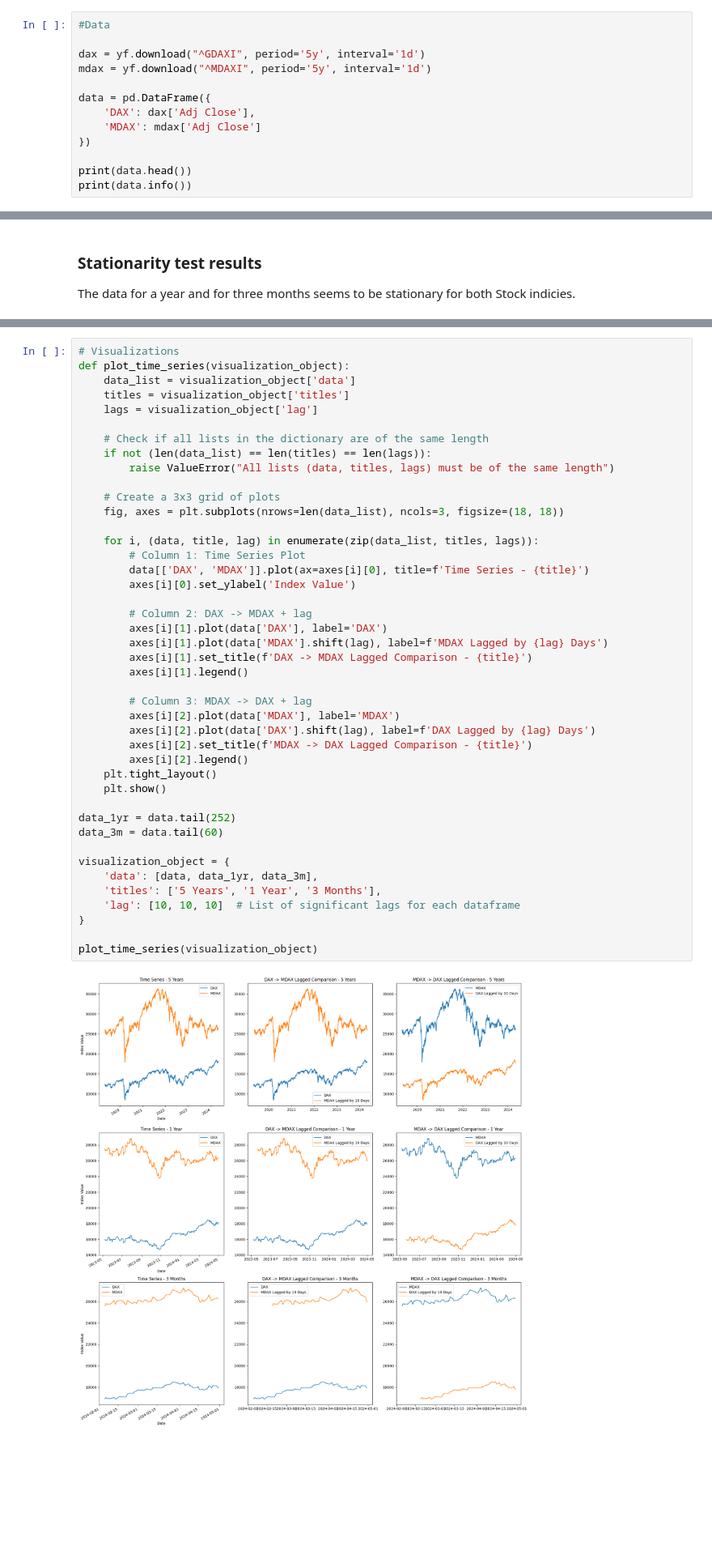
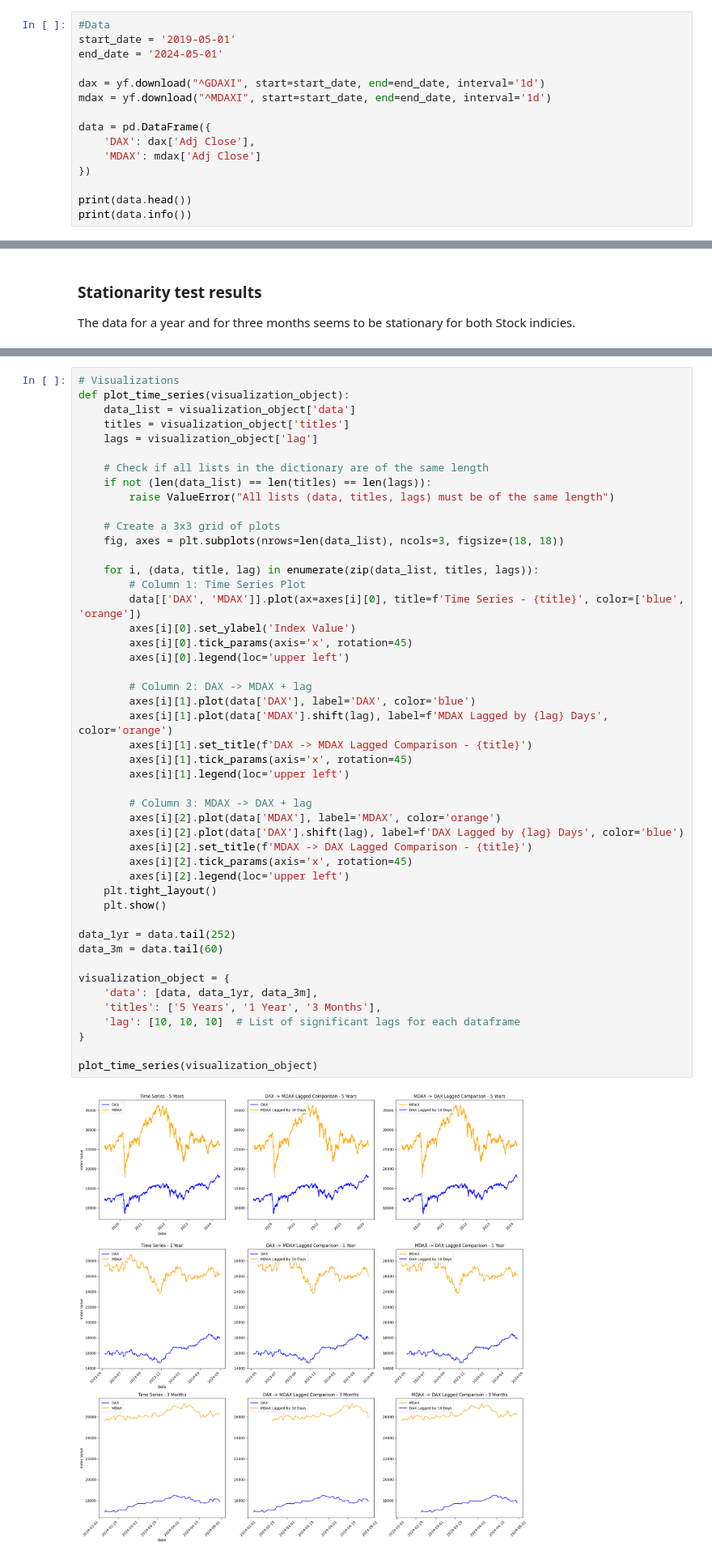
Before and after one commit to MaxiStahl1992/advanced-workbook-code, a Jupyter notebook: task2_full.ipynb, the cells around one changed output, grey strips where cells are left out. Shown at 81% size. Saved outputs shown, nothing was run; the diff lists cells and outputs as text; blank space fills up the shorter version.

```diff
--- a/task2_full.ipynb
+++ b/task2_full.ipynb
@@ -42,8 +43,10 @@ from statsmodels.tsa.stattools import grangercausalitytests, adfuller
 # %%
 #Data
+start_date = '2019-05-01'
+end_date = '2024-05-01'
 
-dax = yf.download("^GDAXI", period='5y', interval='1d')
-mdax = yf.download("^MDAXI", period='5y', interval='1d')
+dax = yf.download("^GDAXI", start=start_date, end=end_date, interval='1d')
+mdax = yf.download("^MDAXI", start=start_date, end=end_date, interval='1d')
 
 data = pd.DataFrame({
     'DAX': dax['Adj Close'],
@@ -367,41 +366,45 @@ def plot_time_series(visualization_object):
     # Check if all lists in the dictionary are of the same length
     if not (len(data_list) == len(titles) == len(lags)):
         raise ValueError("All lists (data, titles, lags) must be of the same length")
 
     # Create a 3x3 grid of plots
     fig, axes = plt.subplots(nrows=len(data_list), ncols=3, figsize=(18, 18))
 
     for i, (data, title, lag) in enumerate(zip(data_list, titles, lags)):
         # Column 1: Time Series Plot
-        data[['DAX', 'MDAX']].plot(ax=axes[i][0], title=f'Time Series - {title}')
+        data[['DAX', 'MDAX']].plot(ax=axes[i][0], title=f'Time Series - {title}', color=['blue', 'orange'])
         axes[i][0].set_ylabel('Index Value')
+        axes[i][0].tick_params(axis='x', rotation=45)
+        axes[i][0].legend(loc='upper left')
 
         # Column 2: DAX -> MDAX + lag
-        axes[i][1].plot(data['DAX'], label='DAX')
-        axes[i][1].plot(data['MDAX'].shift(lag), label=f'MDAX Lagged by {lag} Days')
+        axes[i][1].plot(data['DAX'], label='DAX', color='blue')
+        axes[i][1].plot(data['MDAX'].shift(lag), label=f'MDAX Lagged by {lag} Days', color='orange')
         axes[i][1].set_title(f'DAX -> MDAX Lagged Comparison - {title}')
-        axes[i][1].legend()
+        axes[i][1].tick_params(axis='x', rotation=45)
+        axes[i][1].legend(loc='upper left')
 
         # Column 3: MDAX -> DAX + lag
-        axes[i][2].plot(data['MDAX'], label='MDAX')
-        axes[i][2].plot(data['DAX'].shift(lag), label=f'DAX Lagged by {lag} Days')
+        axes[i][2].plot(data['MDAX'], label='MDAX', color='orange')
+        axes[i][2].plot(data['DAX'].shift(lag), label=f'DAX Lagged by {lag} Days', color='blue')
         axes[i][2].set_title(f'MDAX -> DAX Lagged Comparison - {title}')
-        axes[i][2].legend()
+        axes[i][2].tick_params(axis='x', rotation=45)
+        axes[i][2].legend(loc='upper left')
     plt.tight_layout()
     plt.show()
 
 data_1yr = data.tail(252)
 data_3m = data.tail(60)
 
 visualization_object = {
     'data': [data, data_1yr, data_3m],
     'titles': ['5 Years', '1 Year', '3 Months'],
     'lag': [10, 10, 10]  # List of significant lags for each dataframe
 }
 
 plot_time_series(visualization_object)
 # %% [output]
-[figure, old version]
+[figure, new version]
 # %% [markdown]
 # Paper Sketch
 1. Introduction to Granger Causality
```
Also changed, not shown: parts of 6 cells of this notebook.
